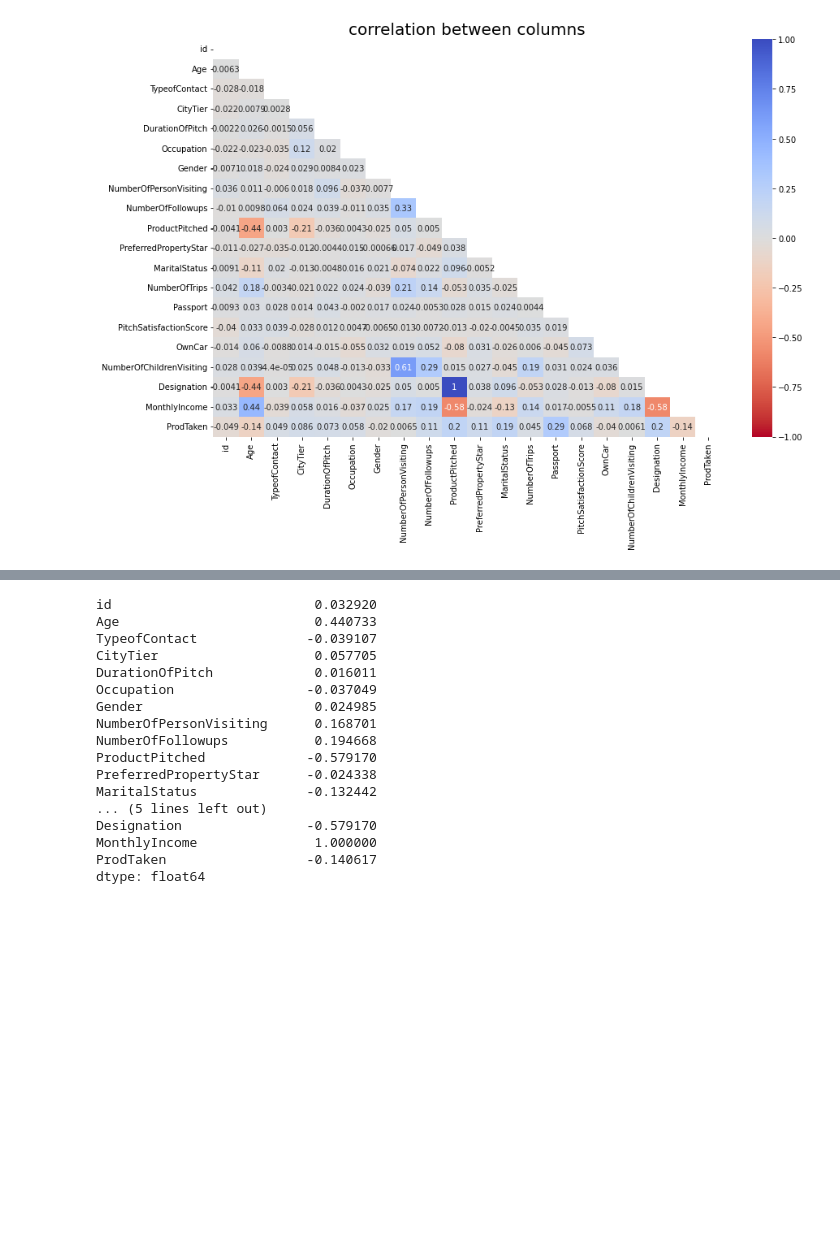
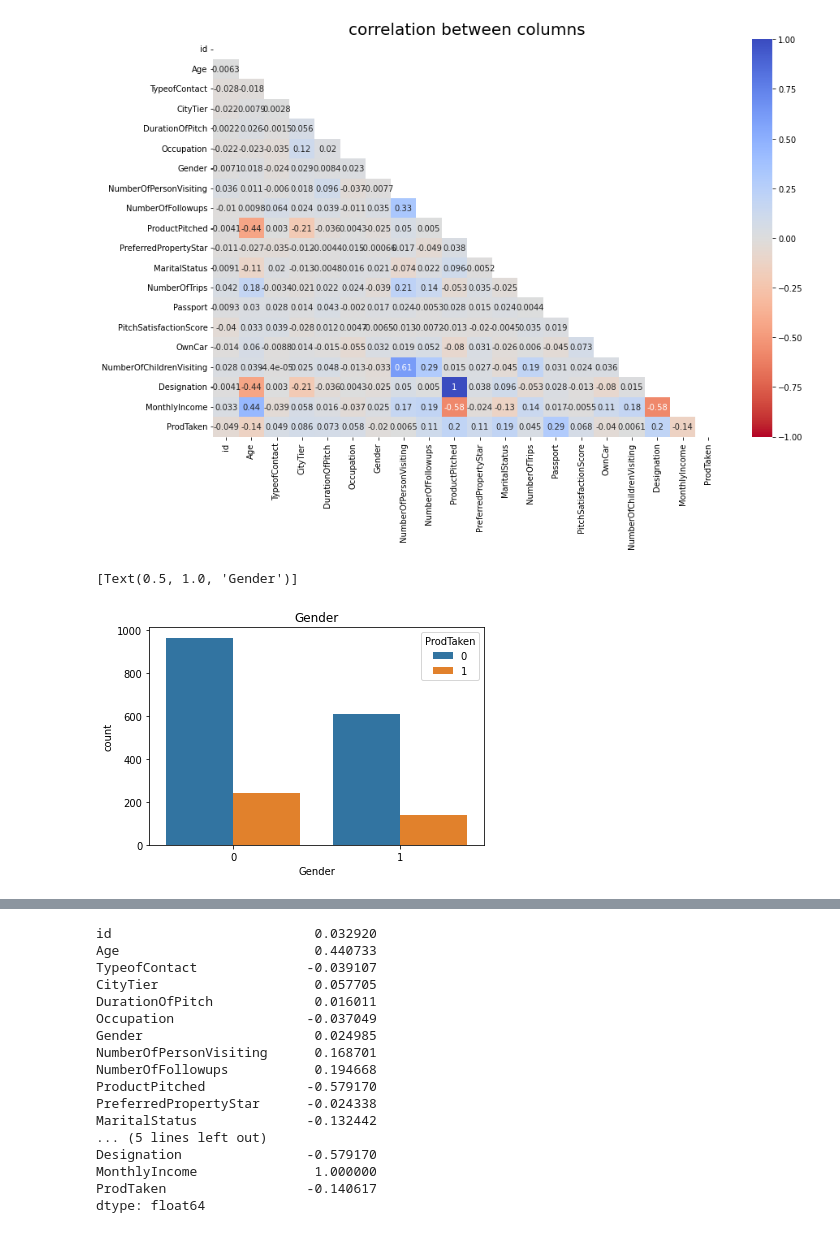
Before and after one commit to hajinhee/study, a Jupyter notebook: dacon/travel/travel.ipynb, the cells around one changed output, grey strips where cells are left out. Drawn from its saved outputs; the diff is of its cells as text; code cells hidden in the pictures; blank space fills up the shorter version.

```diff
--- a/dacon/travel/travel.ipynb
+++ b/dacon/travel/travel.ipynb
@@ -124,3 +124,9 @@ plt.title('correlation between columns', fontsize=20)
 plt.show()
 # %% [output]
 [figure]
+# %%
+# 수치가 애매한 'Gender', 'OwnCar' 컬럼과 'ProdTaken'의 여부 확인
+sns.countplot(x='Gender', hue='ProdTaken', data=train).set(title='Gender')  # 남성 비율이 많고 여행신청 비율은 여성과 비슷하다.
+# %% [output]
+[Text(0.5, 1.0, 'Gender')]
+[figure, added]
```
Also changed, not shown: parts of 6 cells of this notebook, 3 other files.
